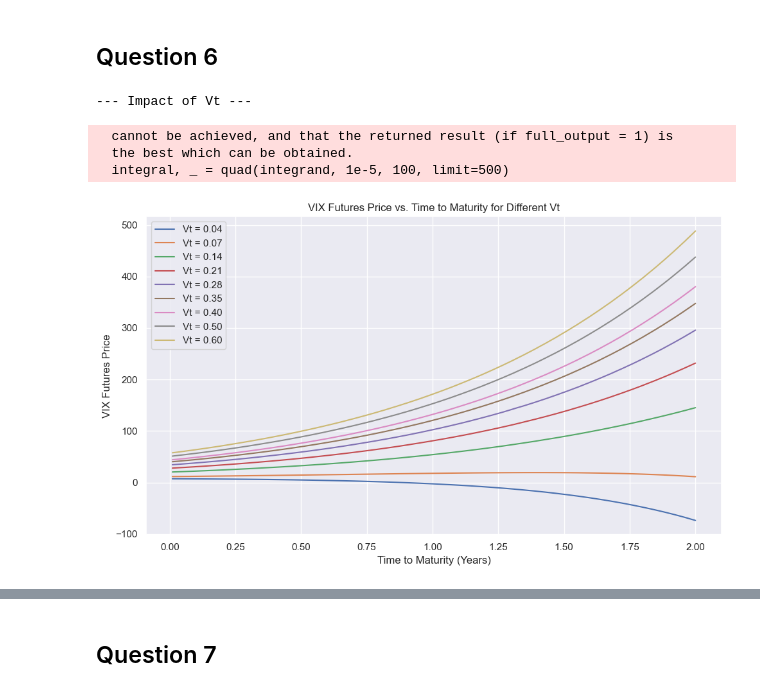
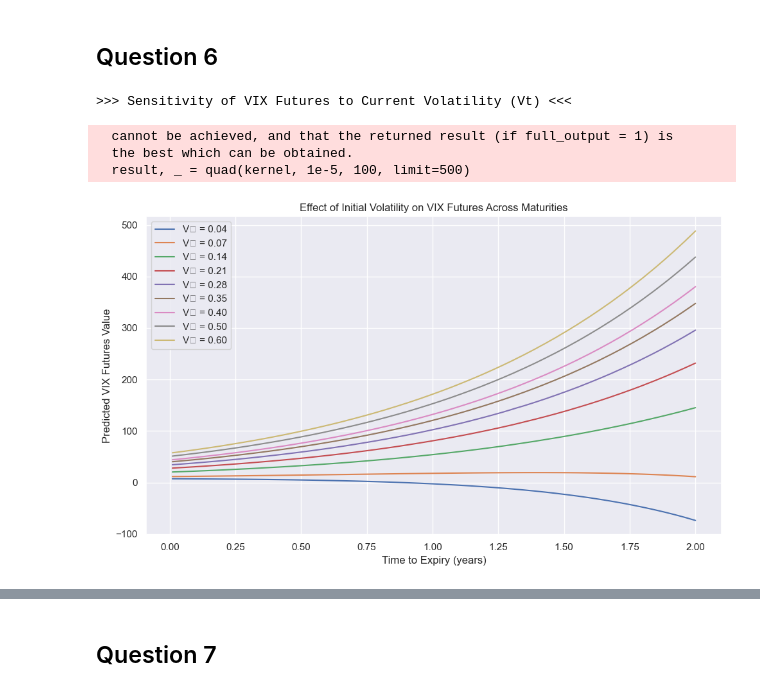
Before and after one commit to arthurdhonneur7/derivatives_project, a Jupyter notebook: project.ipynb, the cells around one changed output, grey strips where cells are left out. Cells and saved outputs as stored; diff of their text form; code cells hidden in the pictures.

```diff
--- a/project.ipynb
+++ b/project.ipynb
@@ -53,29 +54,48 @@ def vix_futures_price(tau, Vt, lam, theta, xi):
 # %%
-taus = np.linspace(0.01, 2.0, 50) # From 0.01 years to 2 years
+# Create a range of maturities (years)
+maturity_horizons = np.linspace(0.01, 2.0, 50)  # spans 0.01 to 2.0 in 50 steps :contentReference[oaicite:0]{index=0}
 
-print("--- Impact of Vt ---")
-lambd_base = 2
-theta_base = 0.04
-xi_base = 0.5
-Vts_to_test = [0.04, 0.07, 0.14, 0.21, 0.28, 0.35, 0.4, 0.5, 0.6]
+print(">>> Sensitivity of VIX Futures to Current Volatility (Vt) <<<")
+
+# Base model parameters
+lambda_rate = 2.0
+mean_reversion = 0.04
+vol_volatility = 0.5
+
+# Various initial volatility levels to evaluate
+starting_variances = [0.04, 0.07, 0.14, 0.21, 0.28, 0.35, 0.40, 0.50, 0.60]
+
+# Initialize plot area
 plt.figure(figsize=(10, 6))
 
-for test_Vt in Vts_to_test:
-    prices = [vix_futures_price(tau, test_Vt, lambd_base, theta_base, xi_base) for tau in taus]
-    plt.plot(taus, prices, label=f'Vt = {test_Vt:.2f}')
+# Loop over each volatility scenario
+for current_var in starting_variances:
+    # Evaluate pricing across maturities
+    fv_prices = [
+        price_vix_futures(tau, current_var, lambda_rate, mean_reversion, vol_volatility)
+        for tau in maturity_horizons
+    ]
+    plt.plot(
+        maturity_horizons,
+        fv_prices,
+        label=f"Vₜ = {current_var:.2f}"
+    )
 
-plt.xlabel('Time to Maturity (Years)')
-plt.ylabel('VIX Futures Price')
-plt.title('VIX Futures Price vs. Time to Maturity for Different Vt')
-plt.legend()
+# Labeling and styling
+plt.xlabel("Time to Expiry (years)")
+plt.ylabel("Predicted VIX Futures Value")
+plt.title("Effect of Initial Volatility on VIX Futures Across Maturities")
+plt.legend(loc="best")
 plt.grid(True)
 plt.tight_layout()
-plt.savefig('./plots/Question 6_1.png')
+
+# Save and display
+plt.savefig("./plots/vix_sensitivity.png")
 plt.show()
 # %% [output]
---- Impact of Vt ---
+>>> Sensitivity of VIX Futures to Current Volatility (Vt) <<<
   cannot be achieved, and that the returned result (if full_output = 1) is
   the best which can be obtained.
-  integral, _ = quad(integrand, 1e-5, 100, limit=500)
+  result, _ = quad(kernel, 1e-5, 100, limit=500)
-[figure, old version]
+[figure, new version]
 # %%
```
Also changed, not shown: parts of 13 cells of this notebook, 6 other files.
